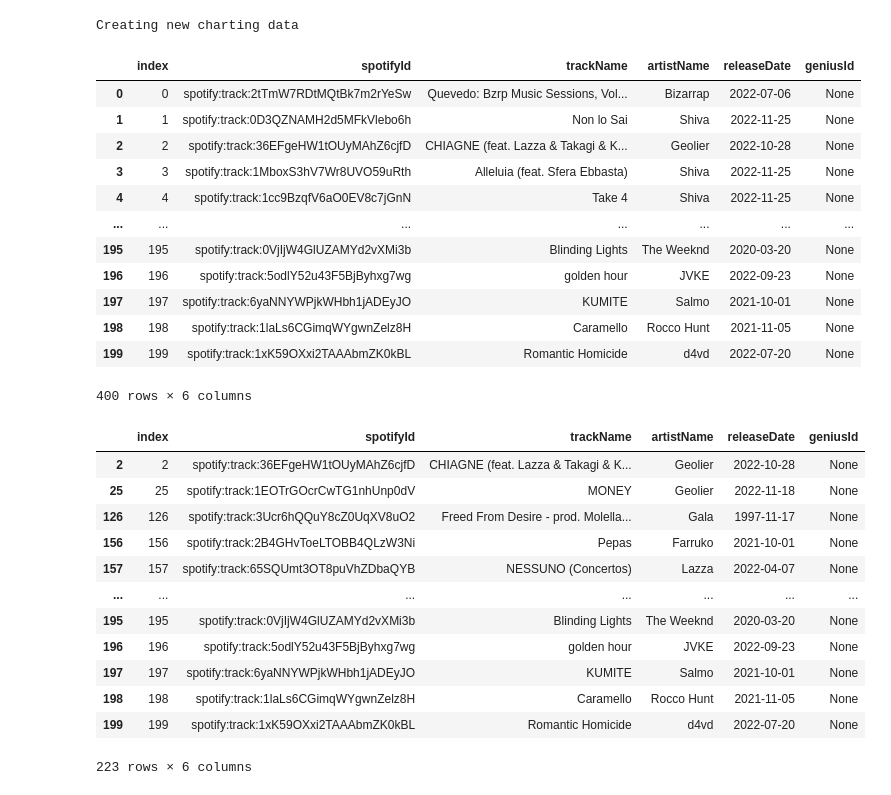
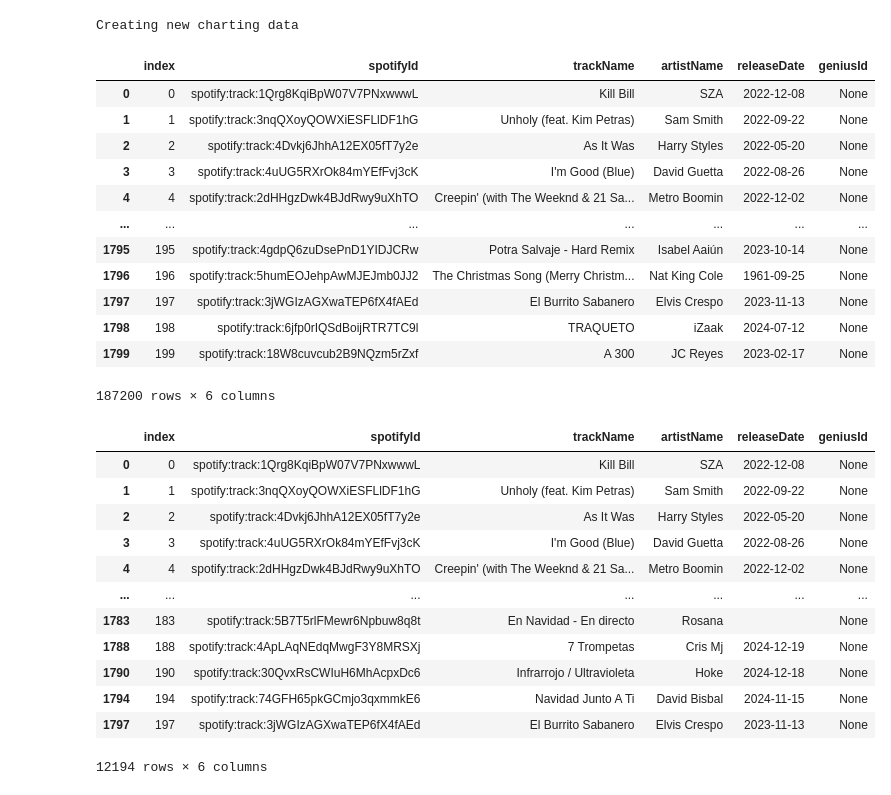
Before and after one commit to maestri-2025/maestri.github.io, a Jupyter notebook: data/infovis_genius_charting.ipynb, the cells around one changed output. Saved outputs shown, nothing was run; the diff lists cells and outputs as text; code cells hidden in the pictures.

```diff
--- a/data/infovis_genius_charting.ipynb
+++ b/data/infovis_genius_charting.ipynb
@@ -17,7 +17,7 @@ start_time = datetime.datetime.now()
 # %%
 dates = []
 starting_date = datetime.datetime.strptime("2023-01-05", "%Y-%m-%d")
-ending_date = datetime.datetime.strptime("2023-01-12", "%Y-%m-%d")
+ending_date = datetime.datetime.strptime("2024-12-26", "%Y-%m-%d")
 while starting_date <= ending_date:
     dates.append(starting_date.strftime("%Y-%m-%d"))
     starting_date = starting_date + datetime.timedelta(days=7)
@@ -60,7 +76,10 @@ def load_countries():
         result = [x['code'] for x in json_countries]
         return result
 
-countries = ["IT"] #load_countries()
+countries = ["GLOBAL", "IT", "SE", "US", "GB", "DK", "FR", "DE", "ES"]
+
+
+#load_countries()
 # %%
 def download_chart_for_country_and_date(country, date):
     time.sleep(0.01)
@@ -178,36 +198,36 @@ df_tracks
 # chart
 # %% [output]
 |  | index | spotifyId | trackName | artistName | releaseDate | geniusId |
-| 0 | 0 | spotify:track:2tTmW7RDtMQtBk7m2rYeSw | Quevedo: Bzrp Music Sessions, Vol... | Bizarrap | 2022-07-06 | None |
-| 1 | 1 | spotify:track:0D3QZNAMH2d5MFkVlebo6h | Non lo Sai | Shiva | 2022-11-25 | None |
-| 2 | 2 | spotify:track:36EFgeHW1tOUyMAhZ6cjfD | CHIAGNE (feat. Lazza & Takagi & K... | Geolier | 2022-10-28 | None |
-| 3 | 3 | spotify:track:1MboxS3hV7Wr8UVO59uRth | Alleluia (feat. Sfera Ebbasta) | Shiva | 2022-11-25 | None |
-| 4 | 4 | spotify:track:1cc9BzqfV6aO0EV8c7jGnN | Take 4 | Shiva | 2022-11-25 | None |
+| 0 | 0 | spotify:track:1Qrg8KqiBpW07V7PNxwwwL | Kill Bill | SZA | 2022-12-08 | None |
+| 1 | 1 | spotify:track:3nqQXoyQOWXiESFLlDF1hG | Unholy (feat. Kim Petras) | Sam Smith | 2022-09-22 | None |
+| 2 | 2 | spotify:track:4Dvkj6JhhA12EX05fT7y2e | As It Was | Harry Styles | 2022-05-20 | None |
+| 3 | 3 | spotify:track:4uUG5RXrOk84mYEfFvj3cK | I'm Good (Blue) | David Guetta | 2022-08-26 | None |
+| 4 | 4 | spotify:track:2dHHgzDwk4BJdRwy9uXhTO | Creepin' (with The Weeknd & 21 Sa... | Metro Boomin | 2022-12-02 | None |
 | ... | ... | ... | ... | ... | ... | ... |
-| 195 | 195 | spotify:track:0VjIjW4GlUZAMYd2vXMi3b | Blinding Lights | The Weeknd | 2020-03-20 | None |
-| 196 | 196 | spotify:track:5odlY52u43F5BjByhxg7wg | golden hour | JVKE | 2022-09-23 | None |
-| 197 | 197 | spotify:track:6yaNNYWPjkWHbh1jADEyJO | KUMITE | Salmo | 2021-10-01 | None |
-| 198 | 198 | spotify:track:1laLs6CGimqWYgwnZelz8H | Caramello | Rocco Hunt | 2021-11-05 | None |
-| 199 | 199 | spotify:track:1xK59OXxi2TAAAbmZK0kBL | Romantic Homicide | d4vd | 2022-07-20 | None |
+| 1795 | 195 | spotify:track:4gdpQ6zuDsePnD1YIDJCRw | Potra Salvaje - Hard Remix | Isabel Aaiún | 2023-10-14 | None |
+| 1796 | 196 | spotify:track:5humEOJehpAwMJEJmb0JJ2 | The Christmas Song (Merry Christm... | Nat King Cole | 1961-09-25 | None |
+| 1797 | 197 | spotify:track:3jWGIzAGXwaTEP6fX4fAEd | El Burrito Sabanero | Elvis Crespo | 2023-11-13 | None |
+| 1798 | 198 | spotify:track:6jfp0rIQSdBoijRTR7TC9l | TRAQUETO | iZaak | 2024-07-12 | None |
+| 1799 | 199 | spotify:track:18W8cuvcub2B9NQzm5rZxf | A 300 | JC Reyes | 2023-02-17 | None |
-400 rows × 6 columns
+187200 rows × 6 columns
 # %%
-df_tracks = df_tracks.drop_duplicates(subset='spotifyId', keep='last')
+df_tracks = df_tracks.drop_duplicates(subset='spotifyId', keep='first')
 
 df_tracks
 # %% [output]
 |  | index | spotifyId | trackName | artistName | releaseDate | geniusId |
-| 2 | 2 | spotify:track:36EFgeHW1tOUyMAhZ6cjfD | CHIAGNE (feat. Lazza & Takagi & K... | Geolier | 2022-10-28 | None |
-| 25 | 25 | spotify:track:1EOTrGOcrCwTG1nhUnp0dV | MONEY | Geolier | 2022-11-18 | None |
-| 126 | 126 | spotify:track:3Ucr6hQQuY8cZ0UqXV8uO2 | Freed From Desire - prod. Molella... | Gala | 1997-11-17 | None |
-| 156 | 156 | spotify:track:2B4GHvToeLTOBB4QLzW3Ni | Pepas | Farruko | 2021-10-01 | None |
-| 157 | 157 | spotify:track:65SQUmt3OT8puVhZDbaQYB | NESSUNO (Concertos) | Lazza | 2022-04-07 | None |
+| 0 | 0 | spotify:track:1Qrg8KqiBpW07V7PNxwwwL | Kill Bill | SZA | 2022-12-08 | None |
+| 1 | 1 | spotify:track:3nqQXoyQOWXiESFLlDF1hG | Unholy (feat. Kim Petras) | Sam Smith | 2022-09-22 | None |
+| 2 | 2 | spotify:track:4Dvkj6JhhA12EX05fT7y2e | As It Was | Harry Styles | 2022-05-20 | None |
+| 3 | 3 | spotify:track:4uUG5RXrOk84mYEfFvj3cK | I'm Good (Blue) | David Guetta | 2022-08-26 | None |
+| 4 | 4 | spotify:track:2dHHgzDwk4BJdRwy9uXhTO | Creepin' (with The Weeknd & 21 Sa... | Metro Boomin | 2022-12-02 | None |
 | ... | ... | ... | ... | ... | ... | ... |
-| 195 | 195 | spotify:track:0VjIjW4GlUZAMYd2vXMi3b | Blinding Lights | The Weeknd | 2020-03-20 | None |
-| 196 | 196 | spotify:track:5odlY52u43F5BjByhxg7wg | golden hour | JVKE | 2022-09-23 | None |
-| 197 | 197 | spotify:track:6yaNNYWPjkWHbh1jADEyJO | KUMITE | Salmo | 2021-10-01 | None |
-| 198 | 198 | spotify:track:1laLs6CGimqWYgwnZelz8H | Caramello | Rocco Hunt | 2021-11-05 | None |
-| 199 | 199 | spotify:track:1xK59OXxi2TAAAbmZK0kBL | Romantic Homicide | d4vd | 2022-07-20 | None |
+| 1783 | 183 | spotify:track:5B7T5rlFMewr6Npbuw8q8t | En Navidad - En directo | Rosana |  | None |
+| 1788 | 188 | spotify:track:4ApLAqNEdqMwgF3Y8MRSXj | 7 Trompetas | Cris Mj | 2024-12-19 | None |
+| 1790 | 190 | spotify:track:30QvxRsCWIuH6MhAcpxDc6 | Infrarrojo / Ultravioleta | Hoke | 2024-12-18 | None |
+| 1794 | 194 | spotify:track:74GFH65pkGCmjo3qxmmkE6 | Navidad Junto A Ti | David Bisbal | 2024-11-15 | None |
+| 1797 | 197 | spotify:track:3jWGIzAGXwaTEP6fX4fAEd | El Burrito Sabanero | Elvis Crespo | 2023-11-13 | None |
-223 rows × 6 columns
+12194 rows × 6 columns
 # %%
 def find_genius_id(track_name, track_main_artist):
     track_name = re.sub(r"\s*\[.*?\]", "", track_name)
```
Also changed, not shown: parts of 12 cells of this notebook, 12 other files.
